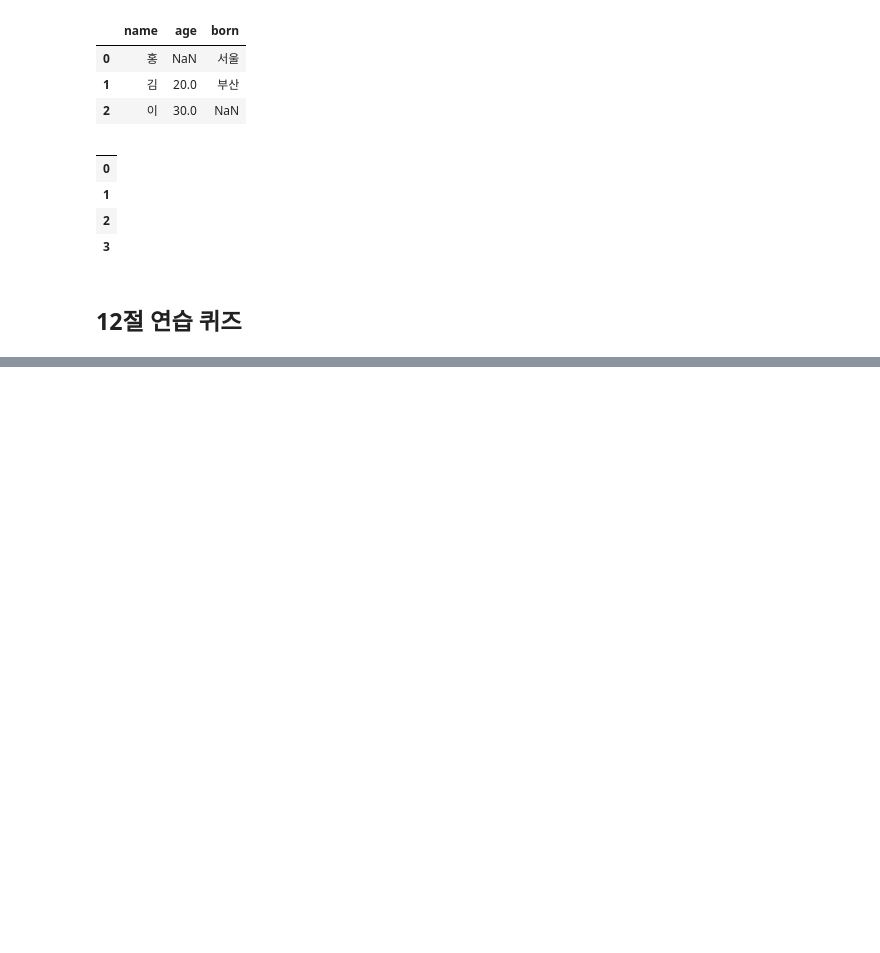
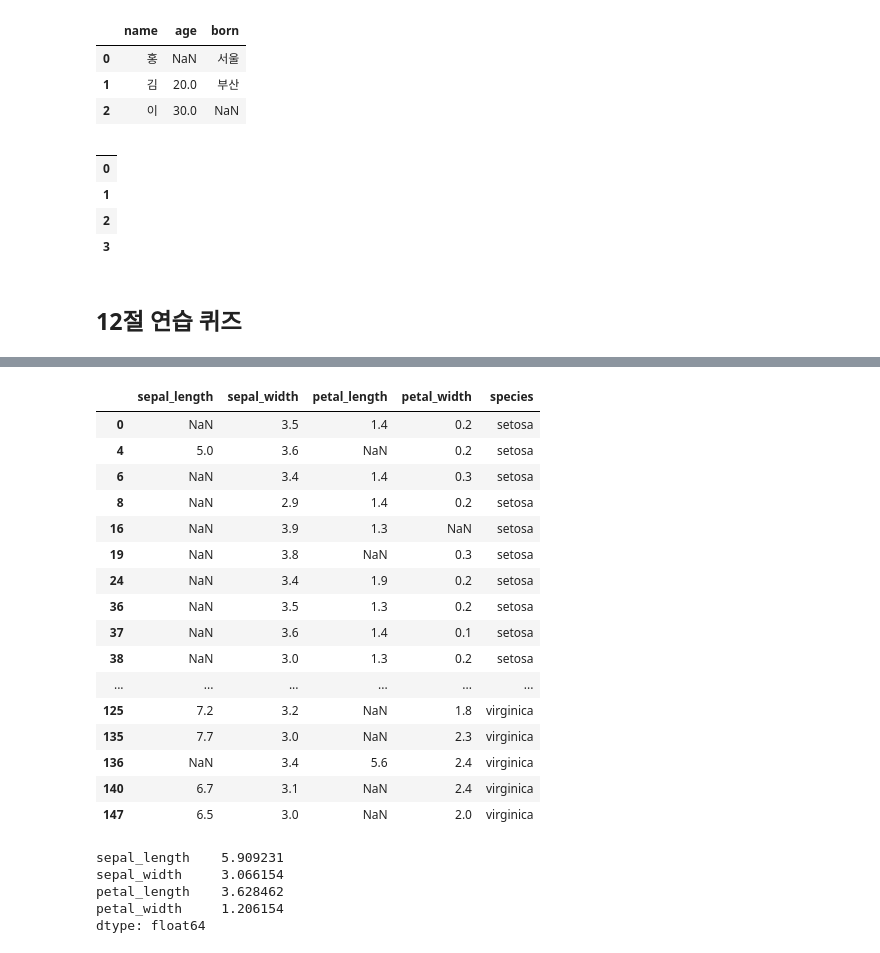
Before and after one commit to sehyeon24/ai, a Jupyter notebook: source/07_python/ch12_데이터프레임과시리즈(Pandas)_9절~13절.ipynb, the cells around one changed output, grey strips where cells are left out. Drawn from its saved outputs; the diff is of its cells as text; code cells hidden in the pictures; blank space fills up the shorter version.

```diff
--- a/source/07_python/ch12_데이터프레임과시리즈(Pandas)_9절~13절.ipynb
+++ b/source/07_python/ch12_데이터프레임과시리즈(Pandas)_9절~13절.ipynb
@@ -1372,0 +1421,30 @@ Name: sepal_length, Length: 150, dtype: bool
+# %%
+# 결측치가 하나라도 있는 행 출력
+iris[iris['sepal_length'].isna() | iris['sepal_length'].isna() |
+    iris['petal_length'].isna() | iris['petal_length'].isna()]
+# %% [output]
+|  | sepal_length | sepal_width | petal_length | petal_width | species |
+| 0 | NaN | 3.5 | 1.4 | 0.2 | setosa |
+| 4 | 5.0 | 3.6 | NaN | 0.2 | setosa |
+| 6 | NaN | 3.4 | 1.4 | 0.3 | setosa |
+| 8 | NaN | 2.9 | 1.4 | 0.2 | setosa |
+| 16 | NaN | 3.9 | 1.3 | NaN | setosa |
+| 19 | NaN | 3.8 | NaN | 0.3 | setosa |
+| 24 | NaN | 3.4 | 1.9 | 0.2 | setosa |
+| 36 | NaN | 3.5 | 1.3 | 0.2 | setosa |
+| 37 | NaN | 3.6 | 1.4 | 0.1 | setosa |
+| 38 | NaN | 3.0 | 1.3 | 0.2 | setosa |
+| ... | ... | ... | ... | ... | ... |
+| 125 | 7.2 | 3.2 | NaN | 1.8 | virginica |
+| 135 | 7.7 | 3.0 | NaN | 2.3 | virginica |
+| 136 | NaN | 3.4 | 5.6 | 2.4 | virginica |
+| 140 | 6.7 | 3.1 | NaN | 2.4 | virginica |
+| 147 | 6.5 | 3.0 | NaN | 2.0 | virginica |
+# %%
+iris.iloc[:, :-1].mean(axis=0)
+# %% [output]
+sepal_length    5.909231
+sepal_width     3.066154
+petal_length    3.628462
+petal_width     1.206154
+dtype: float64
```
Also changed, not shown: parts of 65 cells of this notebook, 17 other files.
